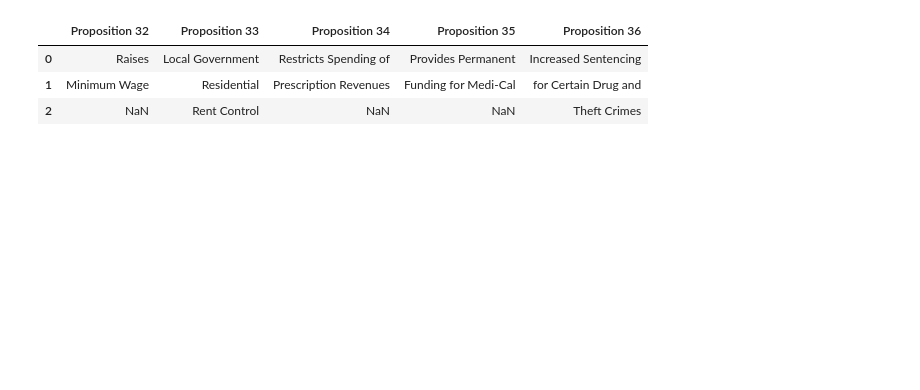
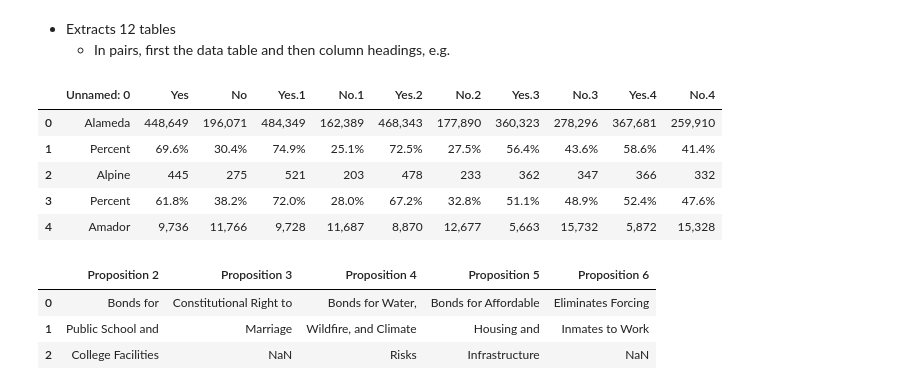
Before and after one commit to sose27/GROUP1_comm3180_S26_Data_Project, a Jupyter notebook: data_analysis/general_election_data_exploration.ipynb, the cells around one changed output. Cells and saved outputs as stored; diff of their text form; code cells hidden in the pictures; blank space fills up the shorter version.

Commit message:
extracted election data from PDF

```diff
--- a/data_analysis/general_election_data_exploration.ipynb
+++ b/data_analysis/general_election_data_exploration.ipynb
@@ -18,7 +55,19 @@ len(tables)
+# %% [markdown]
+* Extracts 12 tables
+  - In pairs, first the data table and then column headings, e.g.
 # %%
-tables[9]
+tables[0].head()
 # %% [output]
-|  | Proposition 32 | Proposition 33 | Proposition 34 | Proposition 35 | Proposition 36 |
-| 0 | Raises | Local Government | Restricts Spending of | Provides Permanent | Increased Sentencing |
-| 1 | Minimum Wage | Residential | Prescription Revenues | Funding for Medi-Cal | for Certain Drug and |
-| 2 | NaN | Rent Control | NaN | NaN | Theft Crimes |
+|  | Unnamed: 0 | Yes | No | Yes.1 | No.1 | Yes.2 | No.2 | Yes.3 | No.3 | Yes.4 | No.4 |
+| 0 | Alameda | 448,649 | 196,071 | 484,349 | 162,389 | 468,343 | 177,890 | 360,323 | 278,296 | 367,681 | 259,910 |
+| 1 | Percent | 69.6% | 30.4% | 74.9% | 25.1% | 72.5% | 27.5% | 56.4% | 43.6% | 58.6% | 41.4% |
+| 2 | Alpine | 445 | 275 | 521 | 203 | 478 | 233 | 362 | 347 | 366 | 332 |
+| 3 | Percent | 61.8% | 38.2% | 72.0% | 28.0% | 67.2% | 32.8% | 51.1% | 48.9% | 52.4% | 47.6% |
+| 4 | Amador | 9,736 | 11,766 | 9,728 | 11,687 | 8,870 | 12,677 | 5,663 | 15,732 | 5,872 | 15,328 |
+# %%
+tables[1]
+# %% [output]
+|  | Proposition 2 | Proposition 3 | Proposition 4 | Proposition 5 | Proposition 6 |
+| 0 | Bonds for | Constitutional Right to | Bonds for Water, | Bonds for Affordable | Eliminates Forcing |
+| 1 | Public School and | Marriage | Wildfire, and Climate | Housing and | Inmates to Work |
+| 2 | College Facilities | NaN | Risks | Infrastructure | NaN |
```
Also changed, not shown: parts of 11 cells of this notebook, 1 other file.
